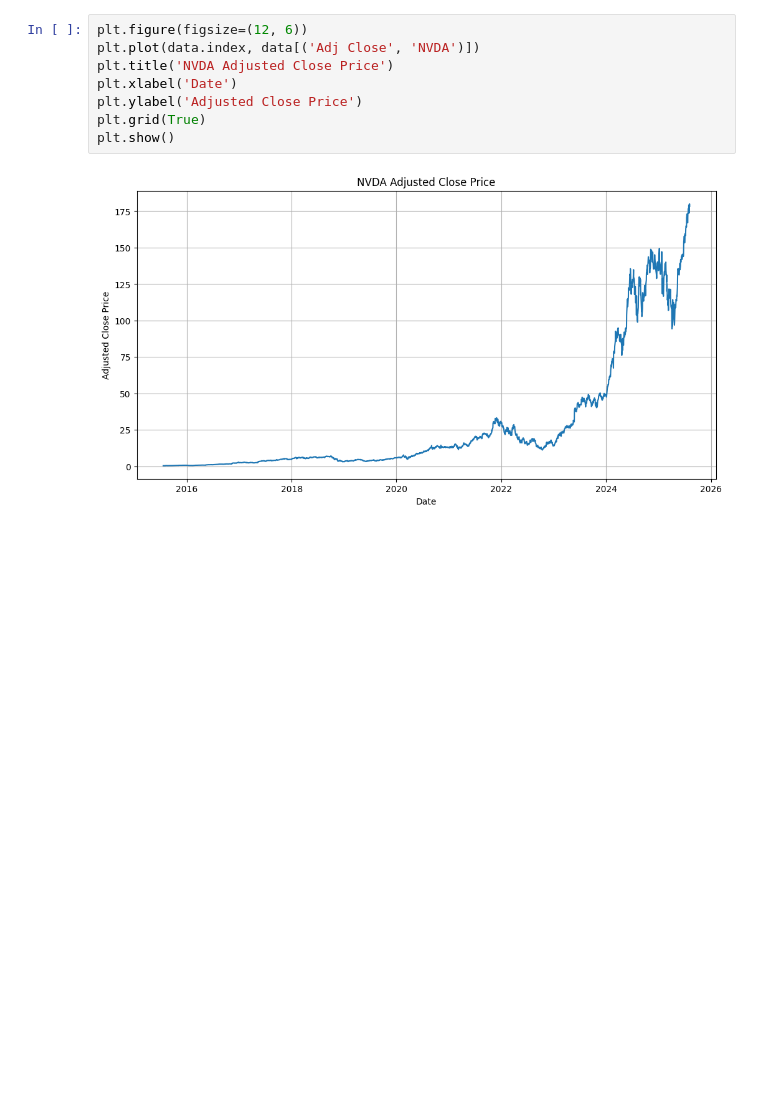
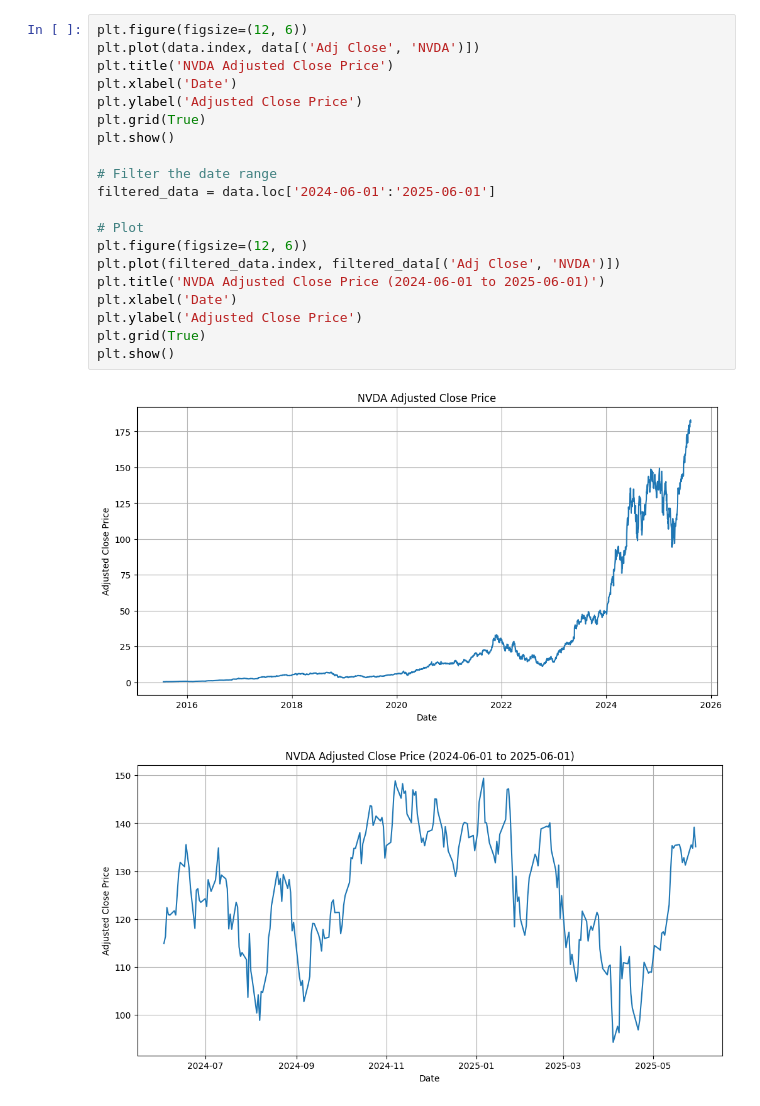
Before and after one commit to Rqkko/sentiment-stock-predictor, a Jupyter notebook: notebooks/finAI.ipynb, the cells around one changed output. Saved outputs shown, nothing was run; the diff lists cells and outputs as text; blank space fills up the shorter version.

```diff
--- a/notebooks/finAI.ipynb
+++ b/notebooks/finAI.ipynb
@@ -30,10 +30,23 @@ print(tabulate(data.tail(10), headers='keys', tablefmt='psql'))
 # %%
 plt.figure(figsize=(12, 6))
 plt.plot(data.index, data[('Adj Close', 'NVDA')])
 plt.title('NVDA Adjusted Close Price')
 plt.xlabel('Date')
 plt.ylabel('Adjusted Close Price')
 plt.grid(True)
 plt.show()
+
+# Filter the date range
+filtered_data = data.loc['2024-06-01':'2025-06-01']
+
+# Plot
+plt.figure(figsize=(12, 6))
+plt.plot(filtered_data.index, filtered_data[('Adj Close', 'NVDA')])
+plt.title('NVDA Adjusted Close Price (2024-06-01 to 2025-06-01)')
+plt.xlabel('Date')
+plt.ylabel('Adjusted Close Price')
+plt.grid(True)
+plt.show()
 # %% [output]
-[figure, old version]
+[figure, new version]
+[figure, added]
```
Also changed, not shown: parts of 5 cells of this notebook, 1 other file.
